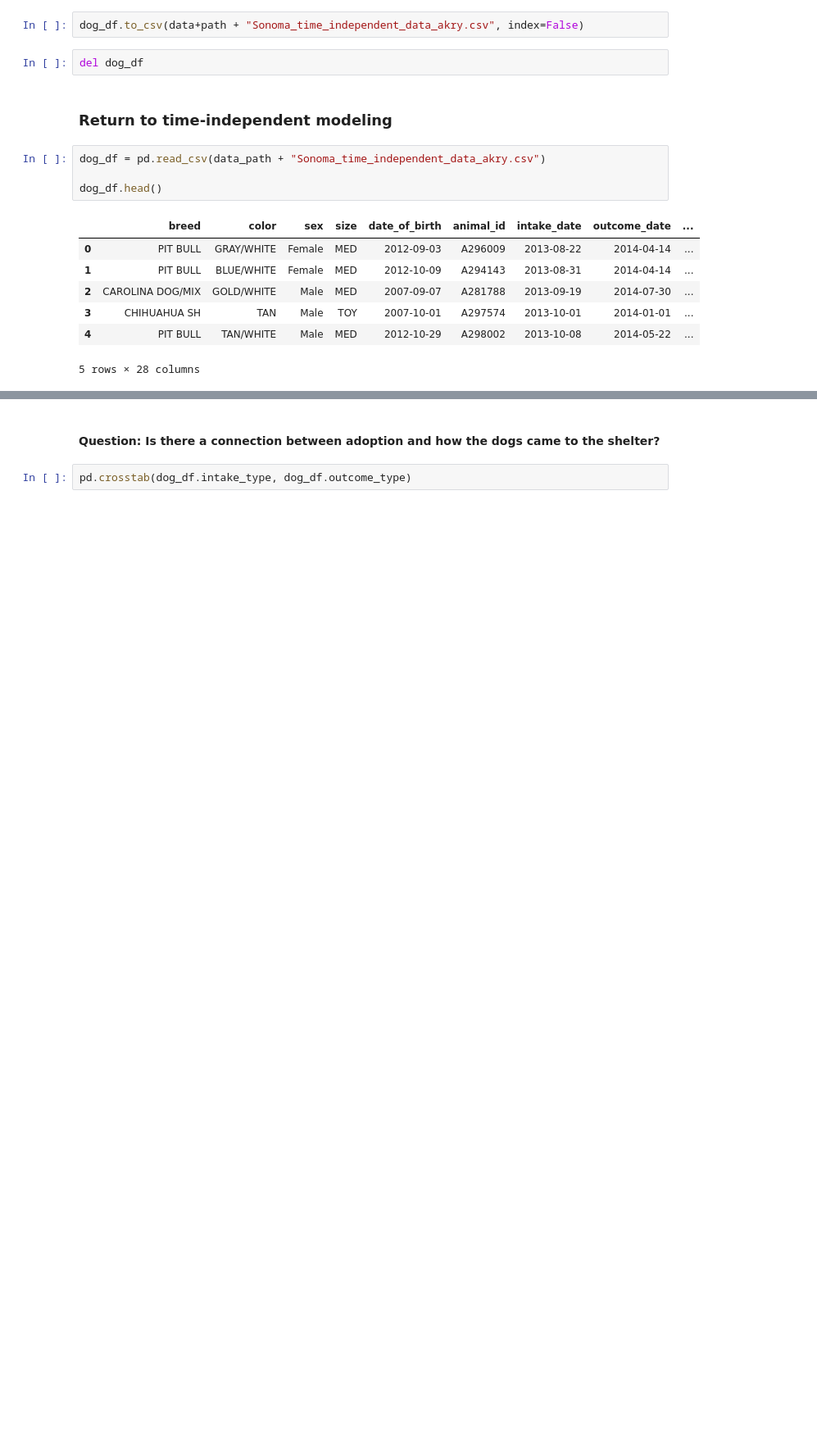
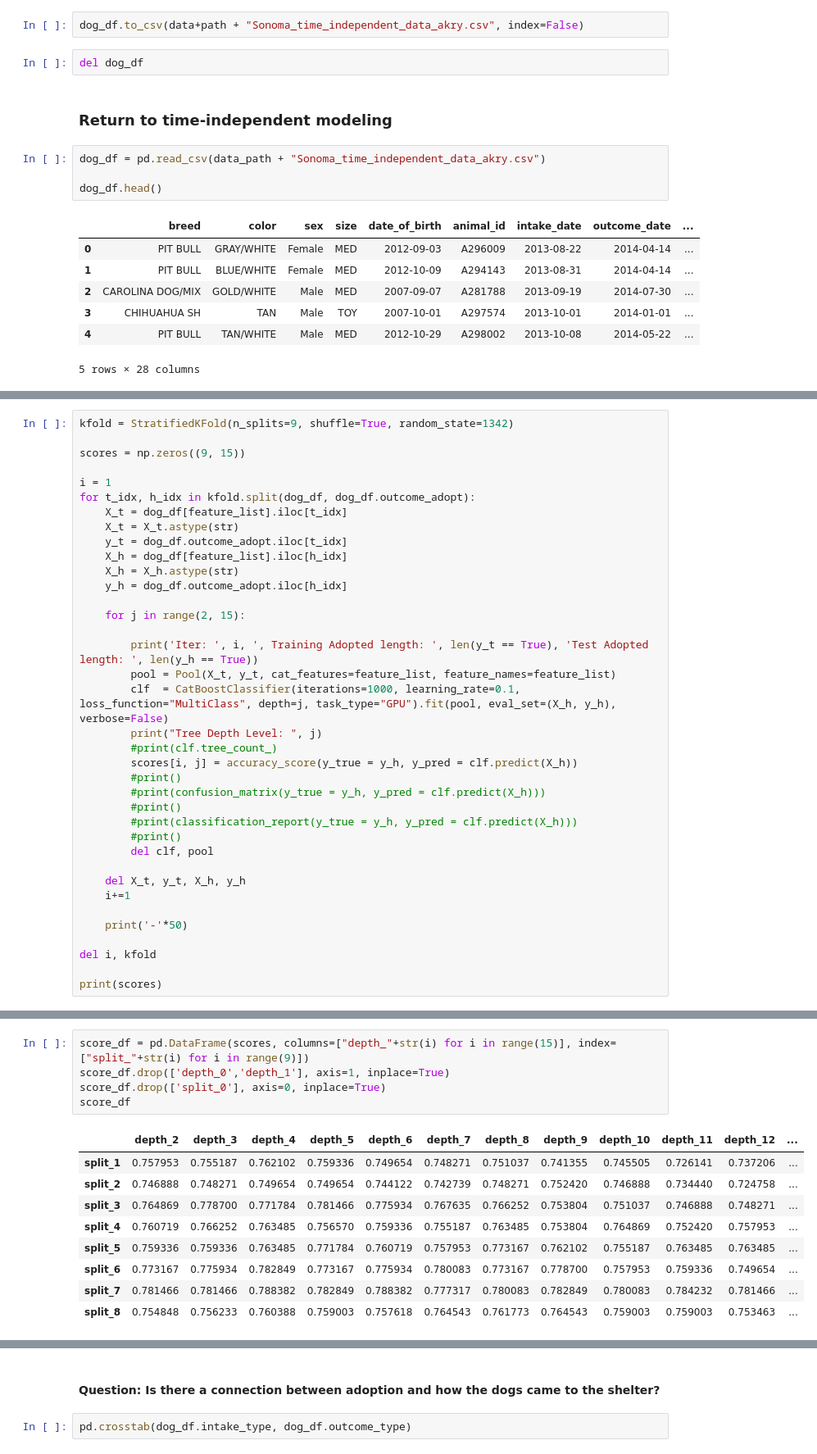
Before and after one commit to rty10/doggy-doggy-what-now, a Jupyter notebook: python_notebooks/time_independent_modeling/nontemporal_modeling_03.ipynb, the cells around one changed output, grey strips where cells are left out. Shown: that part at 82% size. Drawn from its saved outputs; the diff is of its cells as text; blank space fills up the shorter version.

```diff
--- a/python_notebooks/time_independent_modeling/nontemporal_modeling_03.ipynb
+++ b/python_notebooks/time_independent_modeling/nontemporal_modeling_03.ipynb
@@ -77,0 +130,37 @@ dog_df.head()
+# %%
+kfold = StratifiedKFold(n_splits=9, shuffle=True, random_state=1342)
+
+scores = np.zeros((9, 15))
+
+i = 1
+for t_idx, h_idx in kfold.split(dog_df, dog_df.outcome_adopt):
+    X_t = dog_df[feature_list].iloc[t_idx]
+    X_t = X_t.astype(str)
+    y_t = dog_df.outcome_adopt.iloc[t_idx]
+    X_h = dog_df[feature_list].iloc[h_idx]
+    X_h = X_h.astype(str)
+    y_h = dog_df.outcome_adopt.iloc[h_idx]
+
+    for j in range(2, 15):
+
+        print('Iter: ', i, ', Training Adopted length: ', len(y_t == True), 'Test Adopted length: ', len(y_h == True))
+        pool = Pool(X_t, y_t, cat_features=feature_list, feature_names=feature_list)
+        clf  = CatBoostClassifier(iterations=1000, learning_rate=0.1, loss_function="MultiClass", depth=j, task_type="GPU").fit(pool, eval_set=(X_h, y_h), verbose=False)
+        print("Tree Depth Level: ", j)
+        #print(clf.tree_count_)
+        scores[i, j] = accuracy_score(y_true = y_h, y_pred = clf.predict(X_h))
+        #print()
+        #print(confusion_matrix(y_true = y_h, y_pred = clf.predict(X_h)))
+        #print()
+        #print(classification_report(y_true = y_h, y_pred = clf.predict(X_h)))
+        #print()
+        del clf, pool
+
+    del X_t, y_t, X_h, y_h
+    i+=1
+
+    print('-'*50)
+
+del i, kfold
+
+print(scores)
@@ -77,0 +186,15 @@ dog_df.head()
+# %%
+score_df = pd.DataFrame(scores, columns=["depth_"+str(i) for i in range(15)], index=["split_"+str(i) for i in range(9)])
+score_df.drop(['depth_0','depth_1'], axis=1, inplace=True)
+score_df.drop(['split_0'], axis=0, inplace=True)
+score_df
+# %% [output]
+|  | depth_2 | depth_3 | depth_4 | depth_5 | depth_6 | depth_7 | depth_8 | depth_9 | depth_10 | depth_11 | depth_12 | ... |
+| split_1 | 0.757953 | 0.755187 | 0.762102 | 0.759336 | 0.749654 | 0.748271 | 0.751037 | 0.741355 | 0.745505 | 0.726141 | 0.737206 | ... |
+| split_2 | 0.746888 | 0.748271 | 0.749654 | 0.749654 | 0.744122 | 0.742739 | 0.748271 | 0.752420 | 0.746888 | 0.734440 | 0.724758 | ... |
+| split_3 | 0.764869 | 0.778700 | 0.771784 | 0.781466 | 0.775934 | 0.767635 | 0.766252 | 0.753804 | 0.751037 | 0.746888 | 0.748271 | ... |
+| split_4 | 0.760719 | 0.766252 | 0.763485 | 0.756570 | 0.759336 | 0.755187 | 0.763485 | 0.753804 | 0.764869 | 0.752420 | 0.757953 | ... |
+| split_5 | 0.759336 | 0.759336 | 0.763485 | 0.771784 | 0.760719 | 0.757953 | 0.773167 | 0.762102 | 0.755187 | 0.763485 | 0.763485 | ... |
+| split_6 | 0.773167 | 0.775934 | 0.782849 | 0.773167 | 0.775934 | 0.780083 | 0.773167 | 0.778700 | 0.757953 | 0.759336 | 0.749654 | ... |
+| split_7 | 0.781466 | 0.781466 | 0.788382 | 0.782849 | 0.788382 | 0.777317 | 0.780083 | 0.782849 | 0.780083 | 0.784232 | 0.781466 | ... |
+| split_8 | 0.754848 | 0.756233 | 0.760388 | 0.759003 | 0.757618 | 0.764543 | 0.761773 | 0.764543 | 0.759003 | 0.759003 | 0.753463 | ... |
```
Also changed, not shown: parts of 17 cells of this notebook, 6 other files.
